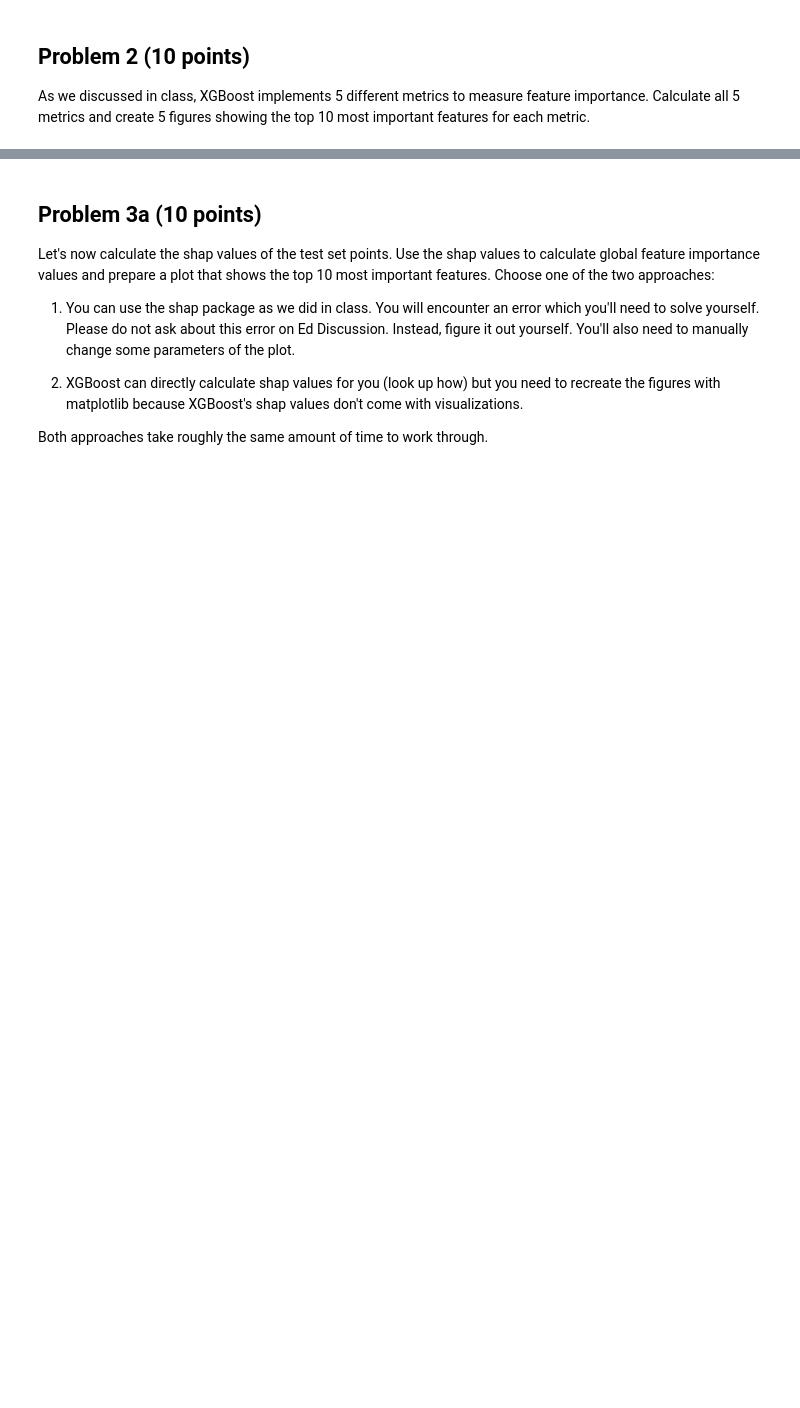
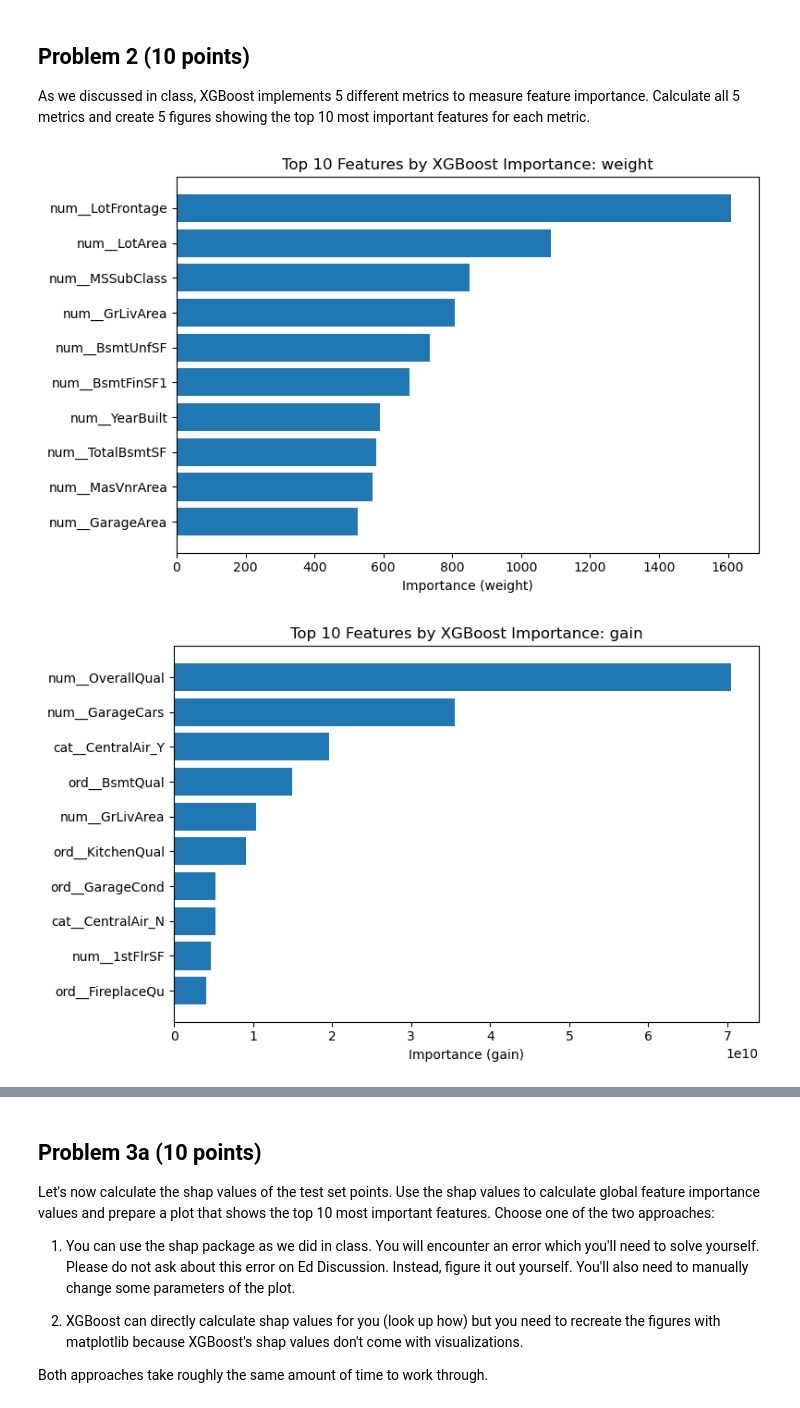
Before and after one commit to IsabellaTan/Brown-DATA1030-HW10, a Jupyter notebook: PS10.ipynb, the cells around one changed output, grey strips where cells are left out. Saved outputs shown, nothing was run; the diff lists cells and outputs as text; code cells hidden in the pictures; blank space fills up the shorter version.

```diff
--- a/PS10.ipynb
+++ b/PS10.ipynb
@@ -207,0 +264,35 @@ As we discussed in class, XGBoost implements 5 different metrics to measure feat
+# %%
+# your code here
+import matplotlib.pyplot as plt
+import numpy as np
+
+booster = XGB.get_booster()
+
+importance_types = [
+    "weight",
+    "gain",
+    "cover",
+    "total_gain",
+    "total_cover"]
+
+for imp_type in importance_types:
+    # get importance dictionary: {feature_name: score}
+    score_dict = booster.get_score(importance_type=imp_type)
+
+    # match names to full feature list (missing = 0)
+    scores = np.array([score_dict.get(f, 0) for f in feature_names])
+
+    # sort descending
+    idx = np.argsort(scores)[::-1]
+    top10 = idx[:10]
+
+    # plot
+    plt.figure(figsize=(8, 5))
+    plt.barh(feature_names[top10][::-1], scores[top10][::-1])
+    plt.title(f"Top 10 Features by XGBoost Importance: {imp_type}")
+    plt.xlabel(f"Importance ({imp_type})")
+    plt.tight_layout()
+    plt.show()
+# %% [output]
+[figure, added]
+[figure, added]
```
Also changed, not shown: parts of 18 cells of this notebook, 1 other file.
